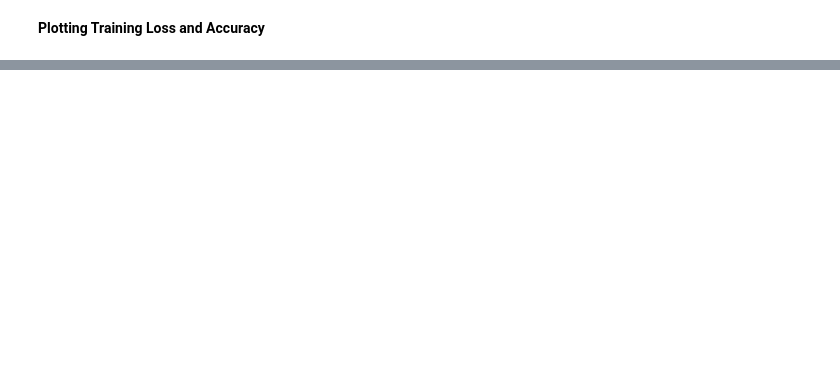
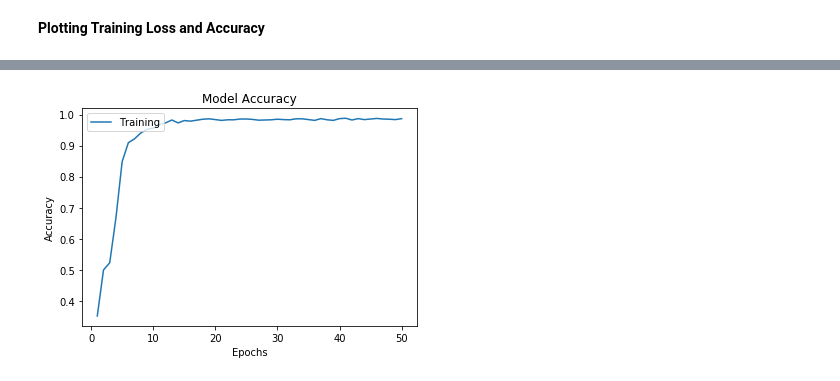
Before and after one commit to rkj26/textClassifier, a Jupyter notebook: classifier.ipynb, the cells around one changed output, grey strips where cells are left out. Cells and saved outputs as stored; diff of their text form; code cells hidden in the pictures; blank space fills up the shorter version.

```diff
--- a/classifier.ipynb
+++ b/classifier.ipynb
@@ -426,0 +506,9 @@ weighted avg       0.87      0.86      0.86       400
+# %%
+sns.lineplot(x=range(1,num_epochs+1),y=r.history['accuracy'])
+#sns.lineplot(x=range(1,50+1),y=r.history['val_accuracy'])
+plt.title('Model Accuracy')
+plt.ylabel('Accuracy')
+plt.xlabel('Epochs')
+plt.legend(['Training'], loc='upper left');
+# %% [output]
+[figure, added]
```
Also changed, not shown: parts of 42 cells of this notebook.
